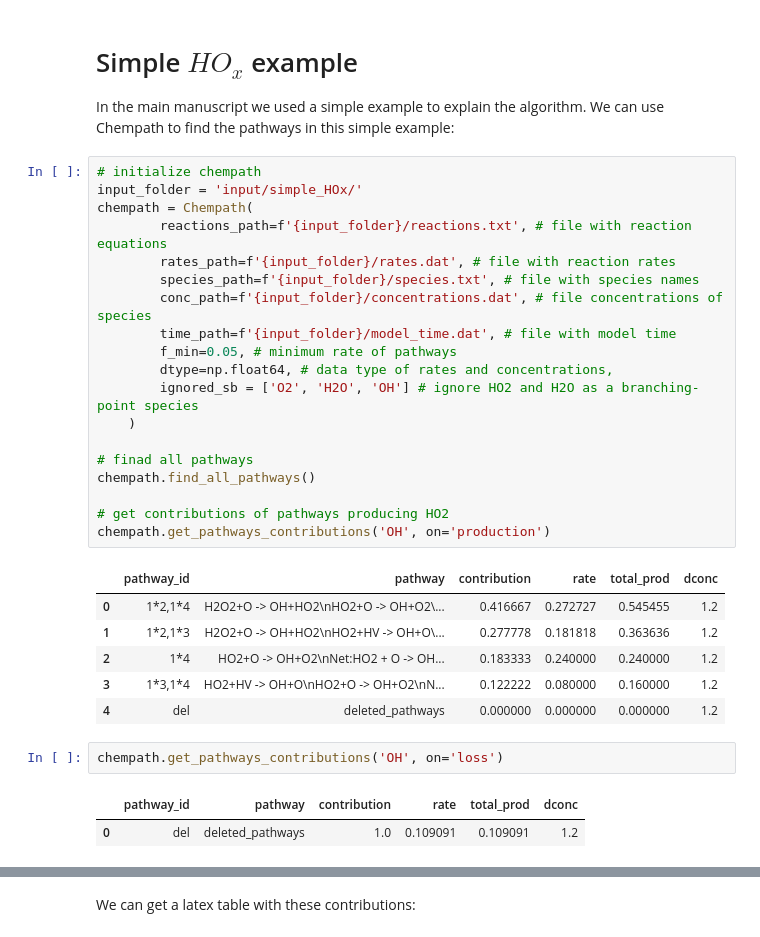
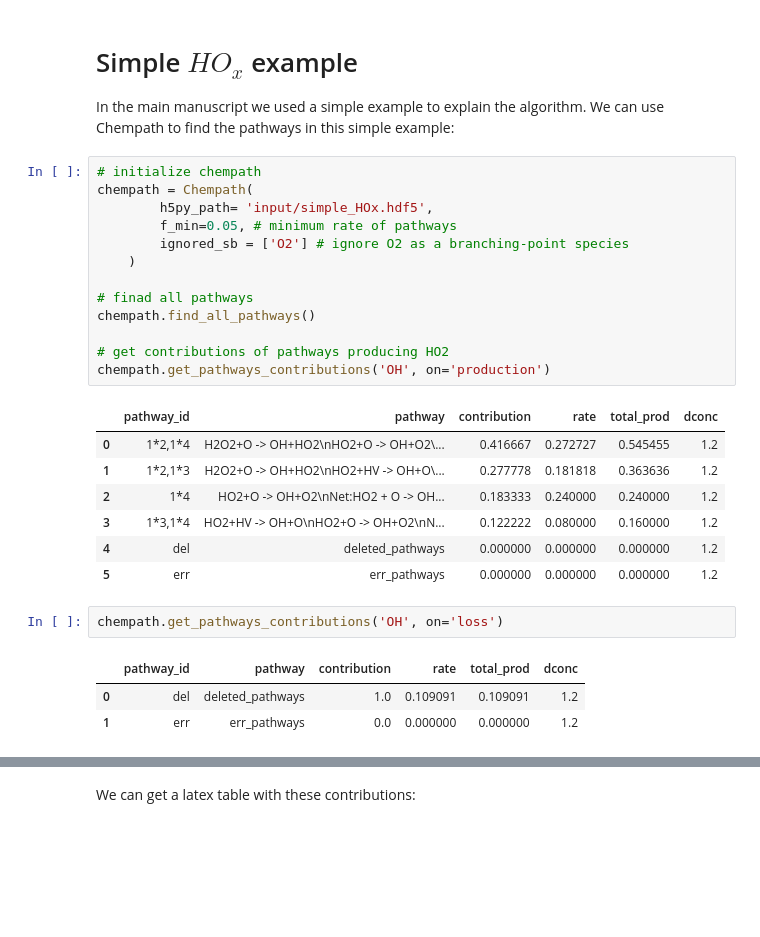
Before and after one commit to DanyIvan/chempath, a Jupyter notebook: tutorial.ipynb, the cells around one changed output, grey strips where cells are left out. Drawn from its saved outputs; the diff is of its cells as text; blank space fills up the shorter version.

Commit message:
use h5py input files

```diff
--- a/tutorial.ipynb
+++ b/tutorial.ipynb
@@ -417,35 +414,31 @@ methods should give similar results.
 In the main manuscript we used a simple example to explain the algorithm. We can use Chempath to find the pathways in this simple example:
 # %%
 # initialize chempath
-input_folder = 'input/simple_HOx/'
 chempath = Chempath(
-        reactions_path=f'{input_folder}/reactions.txt', # file with reaction equations
-        rates_path=f'{input_folder}/rates.dat', # file with reaction rates
-        species_path=f'{input_folder}/species.txt', # file with species names
-        conc_path=f'{input_folder}/concentrations.dat', # file concentrations of species
-        time_path=f'{input_folder}/model_time.dat', # file with model time
+        h5py_path= 'input/simple_HOx.hdf5',
         f_min=0.05, # minimum rate of pathways
-        dtype=np.float64, # data type of rates and concentrations,
-        ignored_sb = ['O2', 'H2O', 'OH'] # ignore HO2 and H2O as a branching-point species
+        ignored_sb = ['O2'] # ignore O2 as a branching-point species
     )
 
 # finad all pathways
 chempath.find_all_pathways()
 
 # get contributions of pathways producing HO2
 chempath.get_pathways_contributions('OH', on='production')
 # %% [output]
 |  | pathway_id | pathway | contribution | rate | total_prod | dconc |
 | 0 | 1*2,1*4 | H2O2+O -> OH+HO2\nHO2+O -> OH+O2\... | 0.416667 | 0.272727 | 0.545455 | 1.2 |
 | 1 | 1*2,1*3 | H2O2+O -> OH+HO2\nHO2+HV -> OH+O\... | 0.277778 | 0.181818 | 0.363636 | 1.2 |
 | 2 | 1*4 | HO2+O -> OH+O2\nNet:HO2 + O -> OH... | 0.183333 | 0.240000 | 0.240000 | 1.2 |
 | 3 | 1*3,1*4 | HO2+HV -> OH+O\nHO2+O -> OH+O2\nN... | 0.122222 | 0.080000 | 0.160000 | 1.2 |
 | 4 | del | deleted_pathways | 0.000000 | 0.000000 | 0.000000 | 1.2 |
+| 5 | err | err_pathways | 0.000000 | 0.000000 | 0.000000 | 1.2 |
 # %%
 chempath.get_pathways_contributions('OH', on='loss')
 # %% [output]
 |  | pathway_id | pathway | contribution | rate | total_prod | dconc |
 | 0 | del | deleted_pathways | 1.0 | 0.109091 | 0.109091 | 1.2 |
+| 1 | err | err_pathways | 0.0 | 0.000000 | 0.000000 | 1.2 |
 # %%
 for i in range(len(chempath.fk)):
     print(f'Pathway {i+1} with rate={chempath.fk[i]}ppb:')
```
Also changed, not shown: parts of 31 cells of this notebook, 1 other file.
